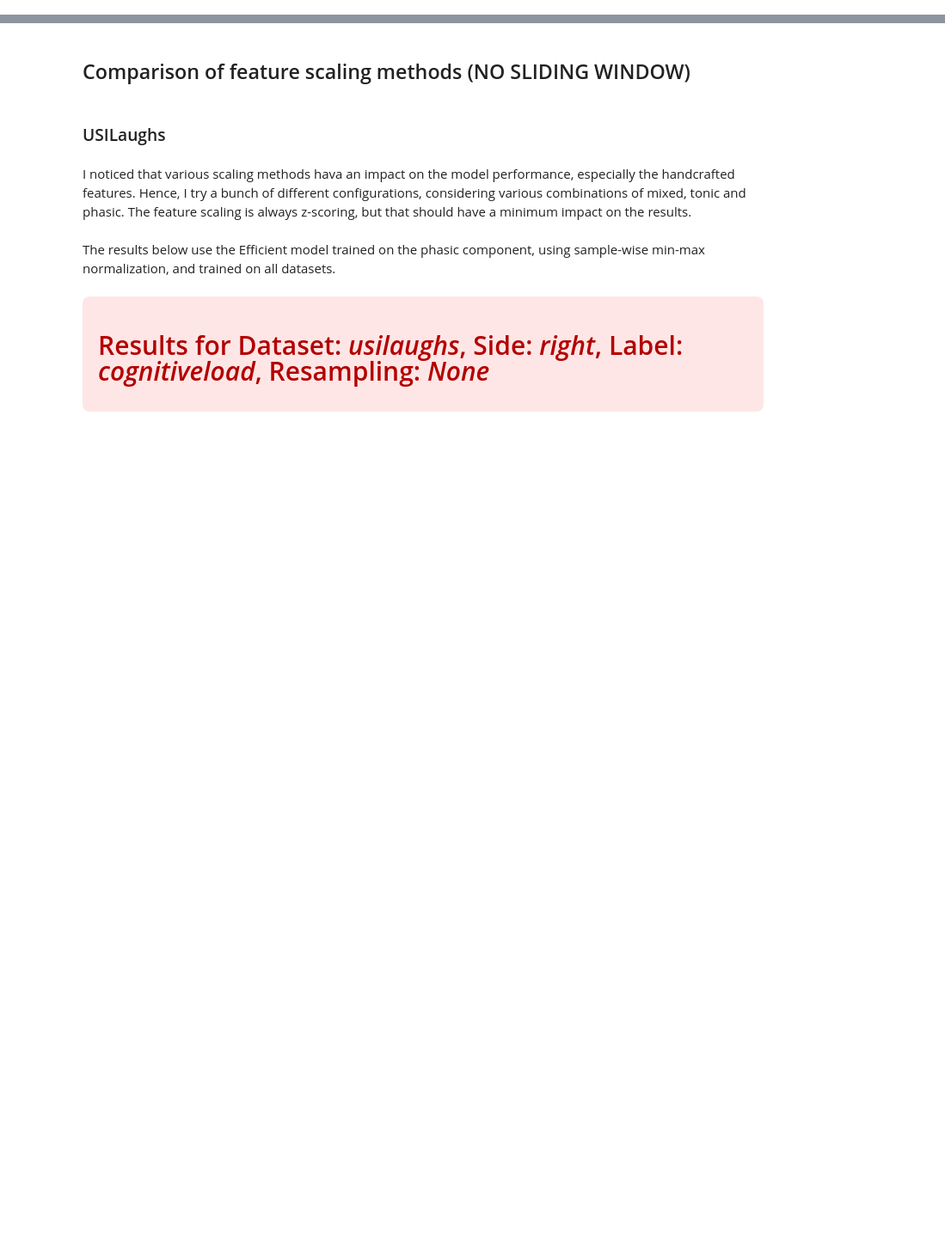
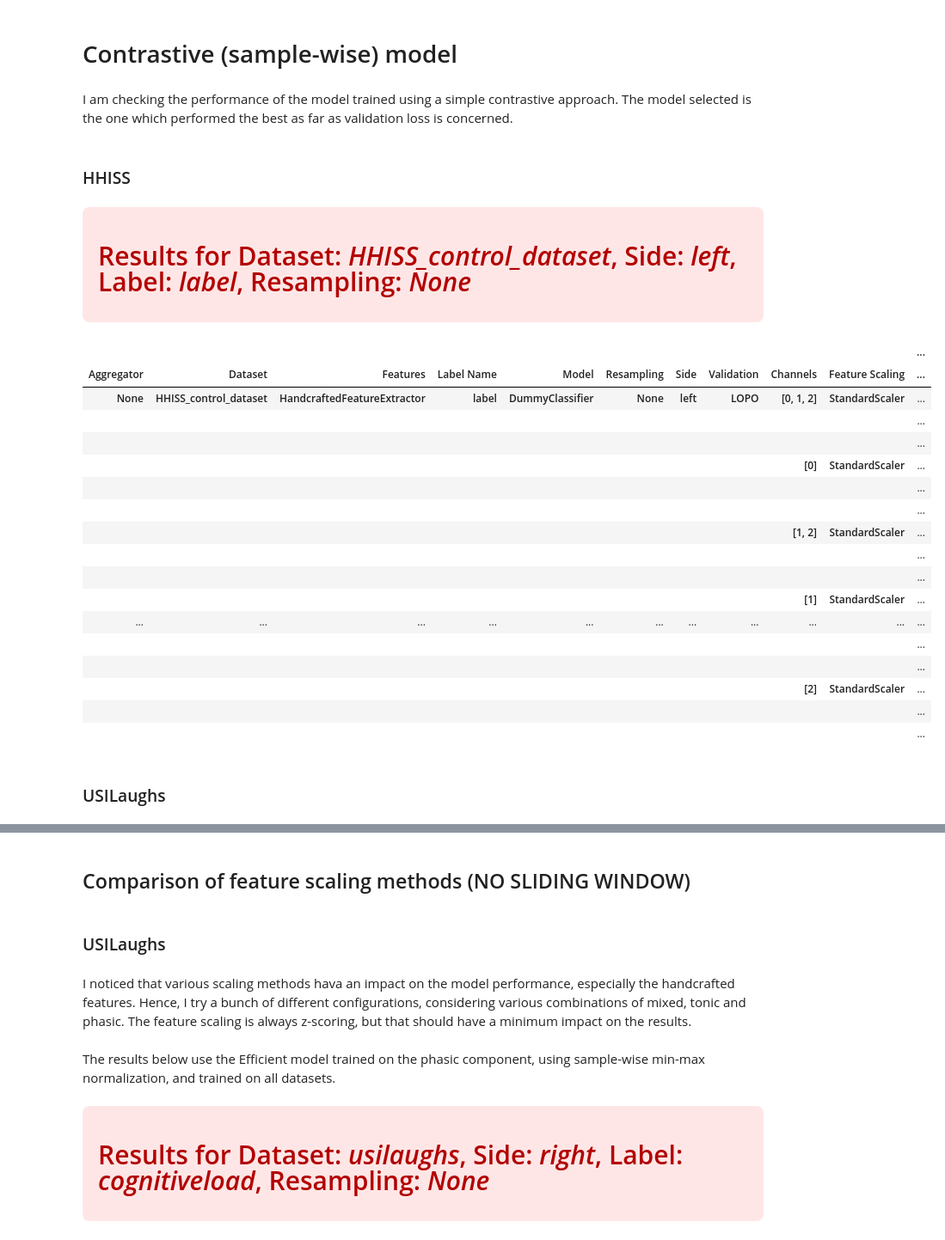
Before and after one commit to LeonardoAlchieri/pretrained_foundation_models_physiological_data, a Jupyter notebook: notebooks/visualize_results.ipynb, the cells around one changed output, grey strips where cells are left out. Shown at 86% size. Cells and saved outputs as stored; diff of their text form; code cells hidden in the pictures; blank space fills up the shorter version.

```diff
--- a/notebooks/visualize_results.ipynb
+++ b/notebooks/visualize_results.ipynb
@@ -6,0 +139,42 @@ from edamame_downstream.utils.result_presentation import get_results_path, prese
+# %% [markdown]
+# Contrastive (sample-wise) model
+# %% [markdown]
+I am checking the performance of the model trained using a simple contrastive approach. The model selected is the one which performed the best as far as validation loss is concerned.
+# %% [markdown]
+### HHISS
+# %%
+# TODO: `only_last` does not work as intended. It should consider only the last multirun for each
+# dataset, regardless of the others.
+all_results = get_results_path(only_last=True, specific_path="multirun_2025-12-17-19-13-12")
+
+# TODO: the error from the average over seed is not computed correctly.
+results_lopo = present_results(
+    all_results,
+    val_method="lopo",
+    remove_xgboost=False,
+    remove_chronos_small_from_test=True,
+    average_over_seed=True,
+    show_tests=False
+)
+# %% [output]
+Results for Dataset: HHISS_control_dataset, Side: left, Label: label, Resampling: None
+|  |  |  |  |  |  |  |  |  |  | ... |
+| Aggregator | Dataset | Features | Label Name | Model | Resampling | Side | Validation | Channels | Feature Scaling | ... |
+| None | HHISS_control_dataset | HandcraftedFeatureExtractor | label | DummyClassifier | None | left | LOPO | [0, 1, 2] | StandardScaler | ... |
+|  |  |  |  |  |  |  |  |  |  | ... |
+|  |  |  |  |  |  |  |  |  |  | ... |
+|  |  |  |  |  |  |  |  | [0] | StandardScaler | ... |
+|  |  |  |  |  |  |  |  |  |  | ... |
+|  |  |  |  |  |  |  |  |  |  | ... |
+|  |  |  |  |  |  |  |  | [1, 2] | StandardScaler | ... |
+|  |  |  |  |  |  |  |  |  |  | ... |
+|  |  |  |  |  |  |  |  |  |  | ... |
+|  |  |  |  |  |  |  |  | [1] | StandardScaler | ... |
+| ... | ... | ... | ... | ... | ... | ... | ... | ... | ... | ... |
+|  |  |  |  |  |  |  |  |  |  | ... |
+|  |  |  |  |  |  |  |  |  |  | ... |
+|  |  |  |  |  |  |  |  | [2] | StandardScaler | ... |
+|  |  |  |  |  |  |  |  |  |  | ... |
+|  |  |  |  |  |  |  |  |  |  | ... |
+# %% [markdown]
+### USILaughs
```
Also changed, not shown: parts of 21 cells of this notebook, 47 other files.
